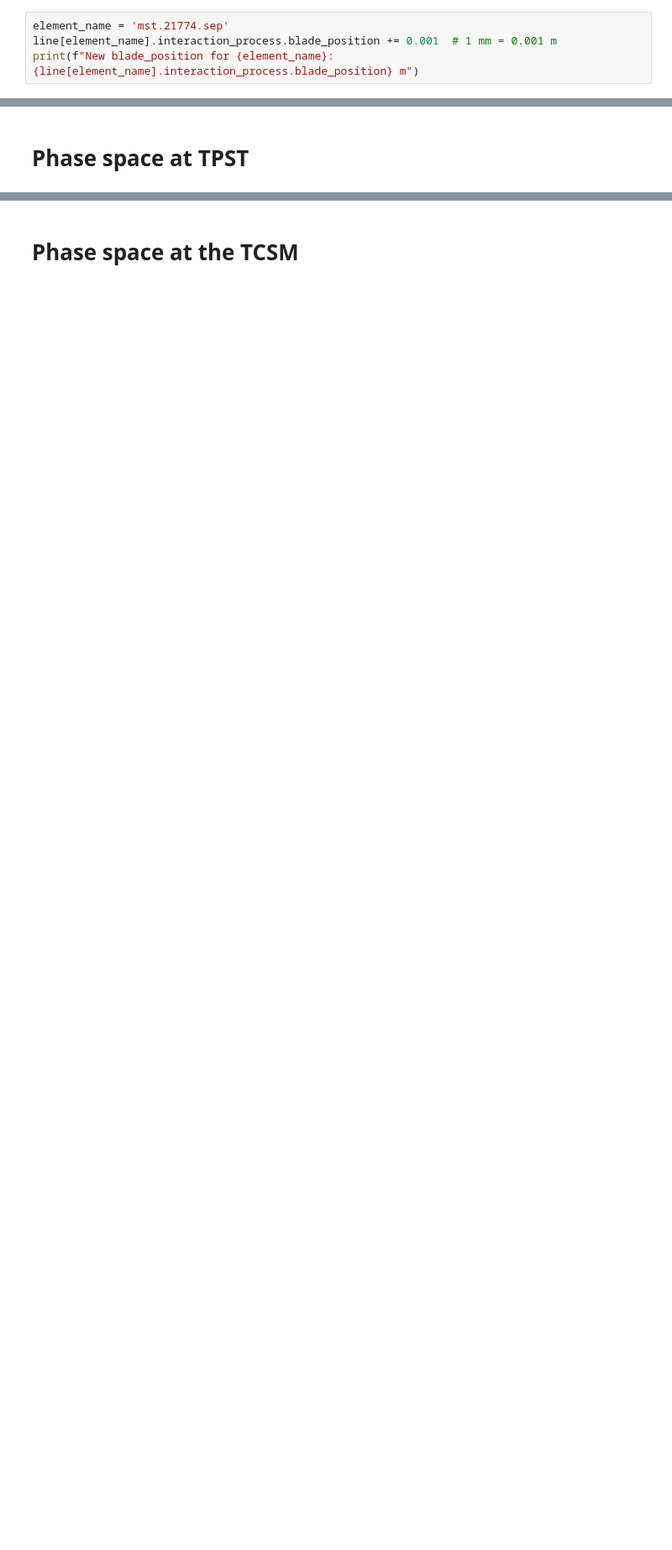
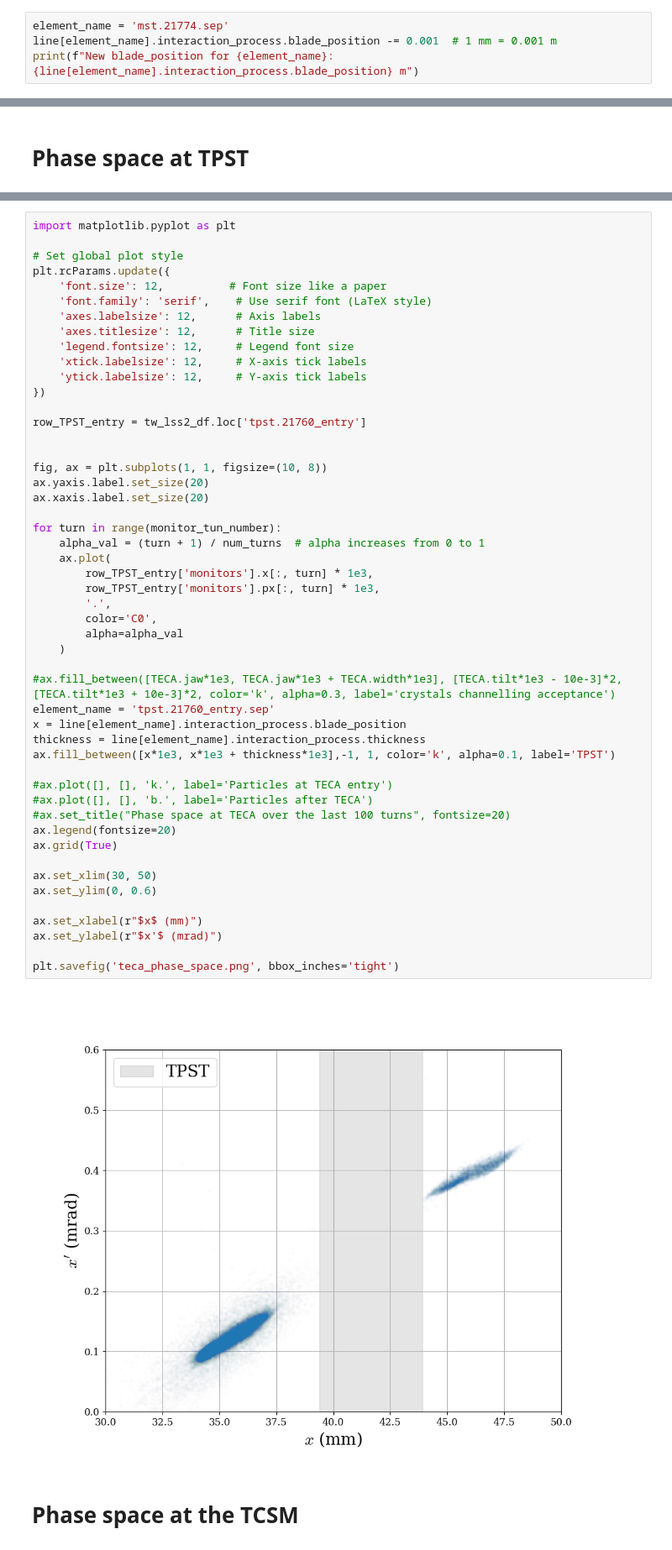
Before and after one commit to giacomells/Technical-Student-2024-2025, a Jupyter notebook: Non-Resonant Extraction/NRSXQ22.ipynb, the cells around one changed output, grey strips where cells are left out. Shown at 84% size. Drawn from its saved outputs; the diff is of its cells as text; blank space fills up the shorter version.

```diff
--- a/Non-Resonant Extraction/NRSXQ22.ipynb
+++ b/Non-Resonant Extraction/NRSXQ22.ipynb
@@ -306,6 +314,6 @@ print(f"New blade_position for {element_name}: {line[element_name].interaction_p
 New blade_position for mst.21794.sep: 0.0444 m
 # %%
 element_name = 'mst.21774.sep'
-line[element_name].interaction_process.blade_position += 0.001  # 1 mm = 0.001 m
+line[element_name].interaction_process.blade_position -= 0.001  # 1 mm = 0.001 m
 print(f"New blade_position for {element_name}: {line[element_name].interaction_process.blade_position} m")
 # %% [output]
@@ -615,3 +630,55 @@ plt.savefig('tpst_phase_space.png', bbox_inches='tight')
+# %%
+import matplotlib.pyplot as plt
+
+# Set global plot style
+plt.rcParams.update({
+    'font.size': 12,          # Font size like a paper
+    'font.family': 'serif',    # Use serif font (LaTeX style)
+    'axes.labelsize': 12,      # Axis labels
+    'axes.titlesize': 12,      # Title size
+    'legend.fontsize': 12,     # Legend font size
+    'xtick.labelsize': 12,     # X-axis tick labels
+    'ytick.labelsize': 12,     # Y-axis tick labels
+})
+
+row_TPST_entry = tw_lss2_df.loc['tpst.21760_entry']
+
+
+fig, ax = plt.subplots(1, 1, figsize=(10, 8))
+ax.yaxis.label.set_size(20)
+ax.xaxis.label.set_size(20)
+
+for turn in range(monitor_tun_number):
+    alpha_val = (turn + 1) / num_turns  # alpha increases from 0 to 1
+    ax.plot(
+        row_TPST_entry['monitors'].x[:, turn] * 1e3,
+        row_TPST_entry['monitors'].px[:, turn] * 1e3,
+        '.',
+        color='C0',
+        alpha=alpha_val
+    )
+
+#ax.fill_between([TECA.jaw*1e3, TECA.jaw*1e3 + TECA.width*1e3], [TECA.tilt*1e3 - 10e-3]*2, [TECA.tilt*1e3 + 10e-3]*2, color='k', alpha=0.3, label='crystals channelling acceptance')
+element_name = 'tpst.21760_entry.sep'
+x = line[element_name].interaction_process.blade_position
+thickness = line[element_name].interaction_process.thickness
+ax.fill_between([x*1e3, x*1e3 + thickness*1e3],-1, 1, color='k', alpha=0.1, label='TPST')
+
+#ax.plot([], [], 'k.', label='Particles at TECA entry')
+#ax.plot([], [], 'b.', label='Particles after TECA')
+#ax.set_title("Phase space at TECA over the last 100 turns", fontsize=20)
+ax.legend(fontsize=20)
+ax.grid(True)
+
+ax.set_xlim(30, 50)
+ax.set_ylim(0, 0.6)
+
+ax.set_xlabel(r"$x$ (mm)")
+ax.set_ylabel(r"$x'$ (mrad)")
+
+plt.savefig('teca_phase_space.png', bbox_inches='tight')
+# %% [output]
+[figure, added]
 # %% [markdown]
 # Phase space at the TCSM
 # %%
```
Also changed, not shown: parts of 23 cells of this notebook.
